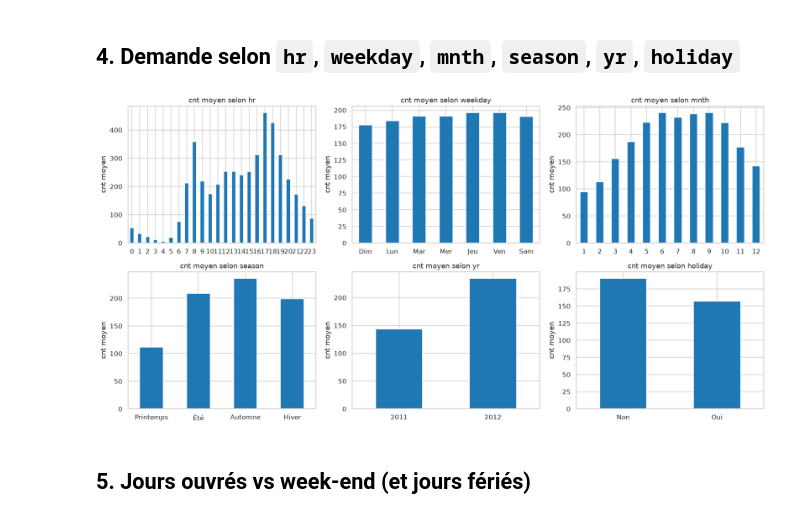
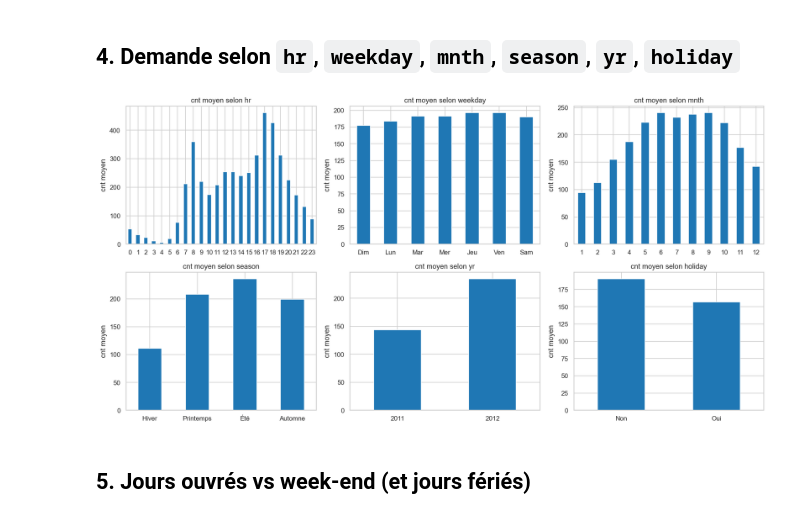
Before and after one commit to eddaoudi-mohamed/Pr-vision-de-la-demande-de-v-los, a Jupyter notebook: notebook/eda_bike_sharing.ipynb, the cells around one changed output. Drawn from its saved outputs; the diff is of its cells as text; code cells hidden in the pictures.

```diff
--- a/notebook/eda_bike_sharing.ipynb
+++ b/notebook/eda_bike_sharing.ipynb
@@ -228,21 +228,21 @@ plt.tight_layout(); plt.show()
 # %%
 labels = {
     "weekday": {0: "Dim", 1: "Lun", 2: "Mar", 3: "Mer", 4: "Jeu", 5: "Ven", 6: "Sam"},
-    "season":  {1: "Printemps", 2: "Été", 3: "Automne", 4: "Hiver"},
+    "season":  {1: "Hiver", 2: "Printemps", 3: "Été", 4: "Automne"},
     "yr":      {0: "2011", 1: "2012"},
     "holiday": {0: "Non", 1: "Oui"},
 }
 
 fig, axes = plt.subplots(2, 3, figsize=(16, 8))
 for ax, col in zip(axes.ravel(), ["hr", "weekday", "mnth", "season", "yr", "holiday"]):
     m = df.groupby(col)["cnt"].mean()
     if col in labels:
         m.index = m.index.map(labels[col])
     m.plot(kind="bar", ax=ax, color="tab:blue", rot=0)
     ax.set(title=f"cnt moyen selon {col}", xlabel="", ylabel="cnt moyen")
 plt.tight_layout(); plt.show()
 # %% [output]
-[figure, old version]
+[figure, new version]
 # %% [markdown]
 ## 5. Jours ouvrés vs week-end (et jours fériés)
 # %%
```
Also changed, not shown: parts of 16 cells of this notebook, 6 other files.
